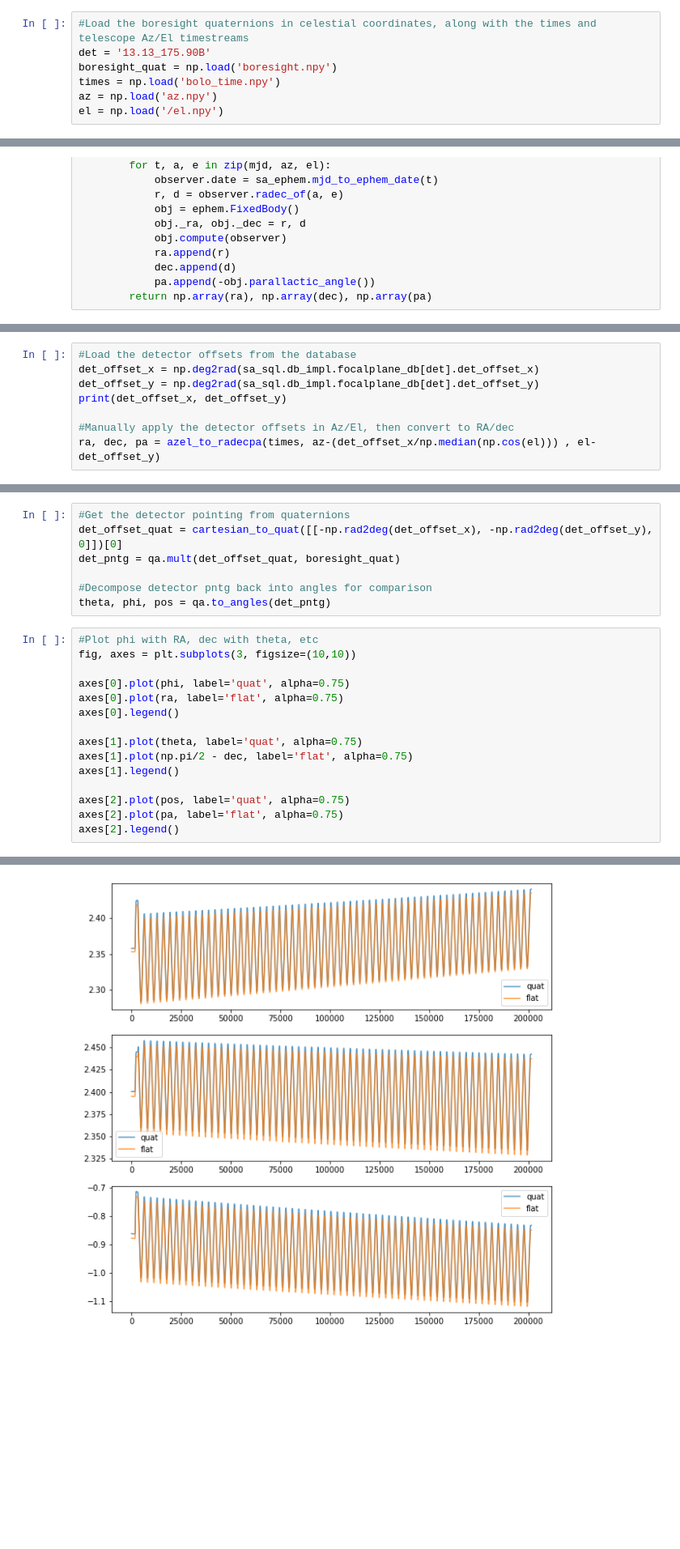
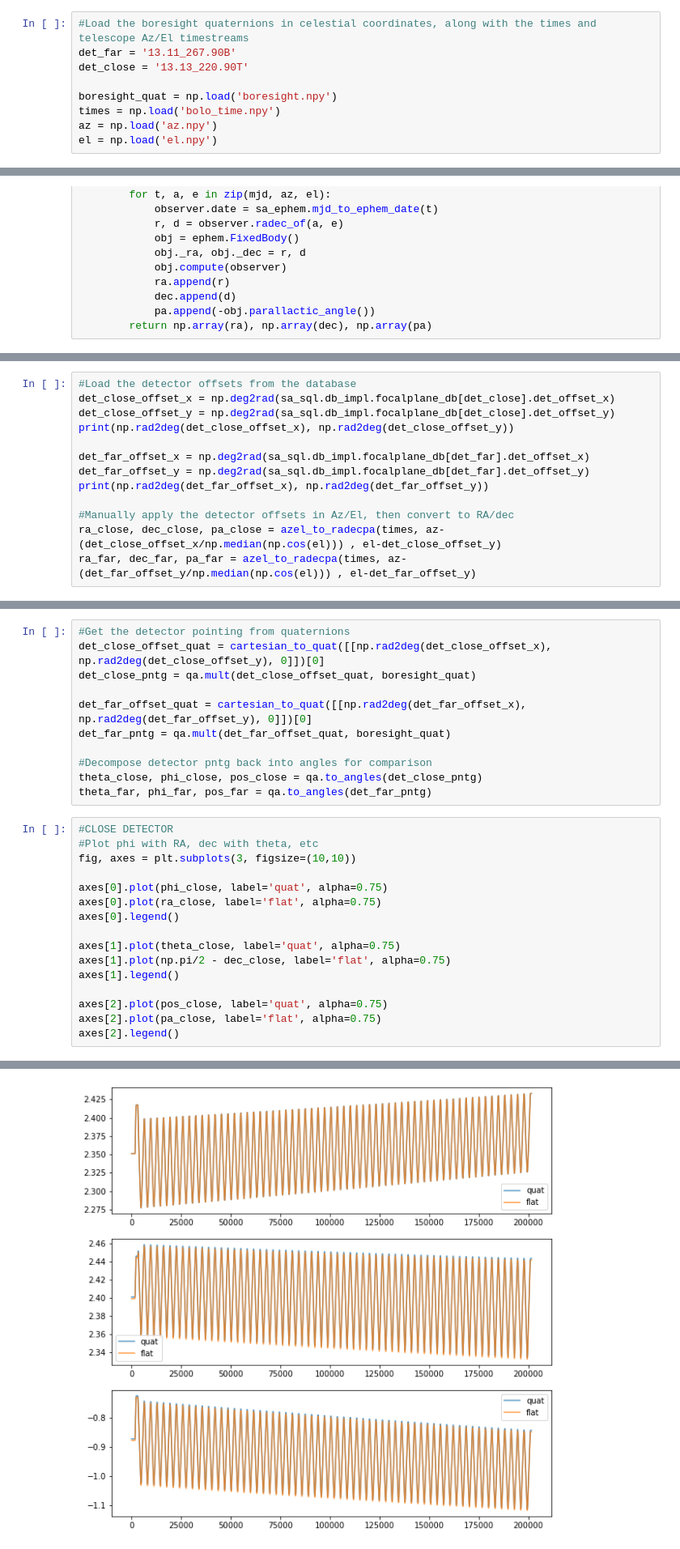
Before and after one commit to catyz/maps, a Jupyter notebook: pointing_test.ipynb, the cells around one changed output, grey strips where cells are left out. Shown: that part at 81% size. Drawn from its saved outputs; the diff is of its cells as text; blank space fills up the shorter version.

```diff
--- a/pointing_test.ipynb
+++ b/pointing_test.ipynb
@@ -19,10 +19,12 @@ WARNING: sqlite database /data/pb2/ChileData/databases/pb2a-20211207_benchmark_d
 # %%
 #Load the boresight quaternions in celestial coordinates, along with the times and telescope Az/El timestreams
-det = '13.13_175.90B'
+det_far = '13.11_267.90B'
+det_close = '13.13_220.90T'
+
 boresight_quat = np.load('boresight.npy')
 times = np.load('bolo_time.npy')
 az = np.load('az.npy')
-el = np.load('/el.npy')
+el = np.load('el.npy')
 # %%
 #Convert Az/El to RA/dec using ephem
 def azel_to_radecpa(mjd, az, el):
@@ -63,11 +65,16 @@ axes[2].legend()
 [figure]
 # %%
 #Load the detector offsets from the database
-det_offset_x = np.deg2rad(sa_sql.db_impl.focalplane_db[det].det_offset_x)
-det_offset_y = np.deg2rad(sa_sql.db_impl.focalplane_db[det].det_offset_y)
-print(det_offset_x, det_offset_y)
+det_close_offset_x = np.deg2rad(sa_sql.db_impl.focalplane_db[det_close].det_offset_x)
+det_close_offset_y = np.deg2rad(sa_sql.db_impl.focalplane_db[det_close].det_offset_y)
+print(np.rad2deg(det_close_offset_x), np.rad2deg(det_close_offset_y))
+
+det_far_offset_x = np.deg2rad(sa_sql.db_impl.focalplane_db[det_far].det_offset_x)
+det_far_offset_y = np.deg2rad(sa_sql.db_impl.focalplane_db[det_far].det_offset_y)
+print(np.rad2deg(det_far_offset_x), np.rad2deg(det_far_offset_y))
 
 #Manually apply the detector offsets in Az/El, then convert to RA/dec
-ra, dec, pa = azel_to_radecpa(times, az-(det_offset_x/np.median(np.cos(el))) , el-det_offset_y)
+ra_close, dec_close, pa_close = azel_to_radecpa(times, az-(det_close_offset_x/np.median(np.cos(el))) , el-det_close_offset_y)
+ra_far, dec_far, pa_far = azel_to_radecpa(times, az-(det_far_offset_y/np.median(np.cos(el))) , el-det_far_offset_y)
 # %% [output]
 Reading SQL table pb2a_focalplane...done.
@@ -75,25 +83,30 @@ Reading SQL table pb2a_focalplane...done.
 # %%
 #Get the detector pointing from quaternions
-det_offset_quat = cartesian_to_quat([[-np.rad2deg(det_offset_x), -np.rad2deg(det_offset_y), 0]])[0]
-det_pntg = qa.mult(det_offset_quat, boresight_quat)
+det_close_offset_quat = cartesian_to_quat([[np.rad2deg(det_close_offset_x), np.rad2deg(det_close_offset_y), 0]])[0]
+det_close_pntg = qa.mult(det_close_offset_quat, boresight_quat)
+
+det_far_offset_quat = cartesian_to_quat([[np.rad2deg(det_far_offset_x), np.rad2deg(det_far_offset_y), 0]])[0]
+det_far_pntg = qa.mult(det_far_offset_quat, boresight_quat)
 
 #Decompose detector pntg back into angles for comparison
-theta, phi, pos = qa.to_angles(det_pntg)
+theta_close, phi_close, pos_close = qa.to_angles(det_close_pntg)
+theta_far, phi_far, pos_far = qa.to_angles(det_far_pntg)
 # %%
+#CLOSE DETECTOR
 #Plot phi with RA, dec with theta, etc
 fig, axes = plt.subplots(3, figsize=(10,10))
 
-axes[0].plot(phi, label='quat', alpha=0.75)
-axes[0].plot(ra, label='flat', alpha=0.75)
+axes[0].plot(phi_close, label='quat', alpha=0.75)
+axes[0].plot(ra_close, label='flat', alpha=0.75)
 axes[0].legend()
 
-axes[1].plot(theta, label='quat', alpha=0.75)
-axes[1].plot(np.pi/2 - dec, label='flat', alpha=0.75)
+axes[1].plot(theta_close, label='quat', alpha=0.75)
+axes[1].plot(np.pi/2 - dec_close, label='flat', alpha=0.75)
 axes[1].legend()
 
-axes[2].plot(pos, label='quat', alpha=0.75)
-axes[2].plot(pa, label='flat', alpha=0.75)
+axes[2].plot(pos_close, label='quat', alpha=0.75)
+axes[2].plot(pa_close, label='flat', alpha=0.75)
 axes[2].legend()
 # %% [output]
 <matplotlib.legend.Legend at 0x...>
-[figure, old version]
+[figure, new version]
```
Also changed, not shown: parts of 5 cells of this notebook.
